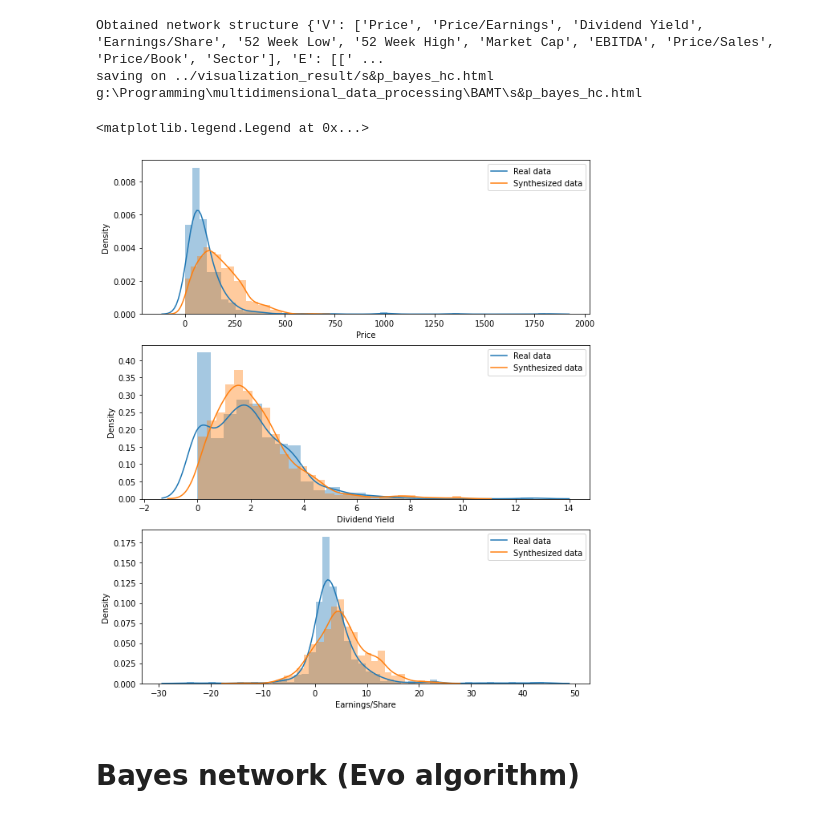
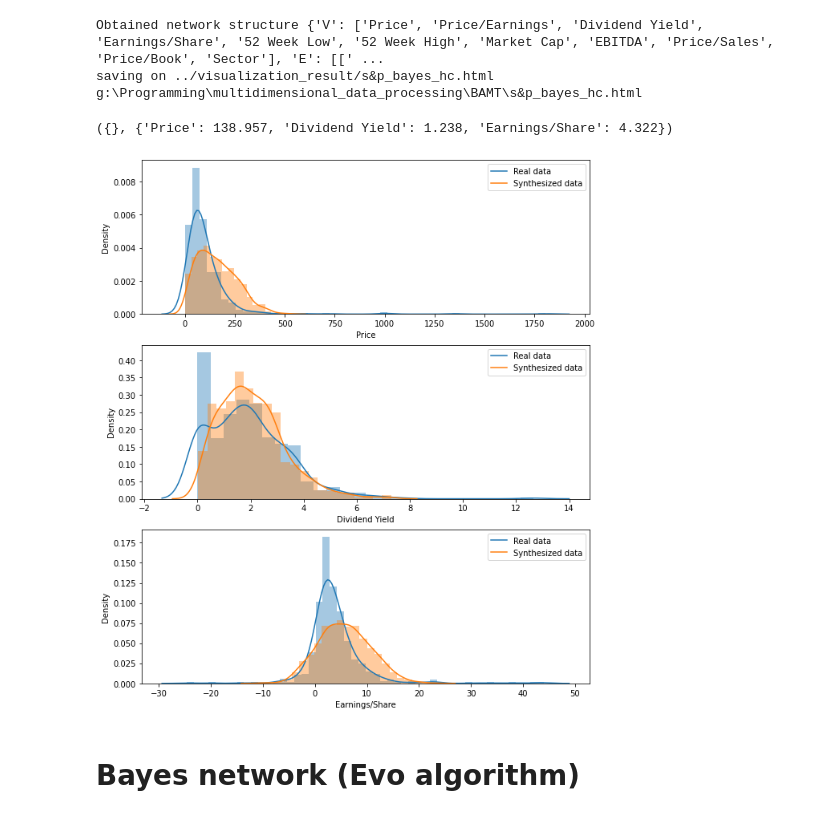
Before and after one commit to morkovka1337/multidimensional_data_processing, a Jupyter notebook: task3_BAMT.ipynb, the cells around one changed output. Drawn from its saved outputs; the diff is of its cells as text; code cells hidden in the pictures.

```diff
--- a/task3_BAMT.ipynb
+++ b/task3_BAMT.ipynb
@@ -393,23 +414,25 @@ Obtained network structure {'V': ['Price', 'Price/Earnings', 'Dividend Yield', '
 saving on ../visualization_result/s&p_bayes_hc.html
 g:\Programming\multidimensional_data_processing\BAMT\s&p_bayes_hc.html
 # %%
-
 fix, ax = plt.subplots(3, 1, figsize=(10, 12))
 
 sns.distplot(data['Price'], ax=ax[0])
 sns.distplot(synth_df['Price'], ax=ax[0])
 ax[0].legend(['Real data', 'Synthesized data'])
 
 sns.distplot(data['Dividend Yield'], ax=ax[1])
 sns.distplot(synth_df['Dividend Yield'], ax=ax[1])
 ax[1].legend(['Real data', 'Synthesized data'])
 
 sns.distplot(data['Earnings/Share'], ax=ax[2])
 sns.distplot(synth_df['Earnings/Share'], ax=ax[2])
 ax[2].legend(['Real data', 'Synthesized data'])
+
+print(calculate_acc(bayes_hc, data, [
+      'Price', 'Dividend Yield', 'Earnings/Share'], 'simple')[0:2])
 # %% [output]
-<matplotlib.legend.Legend at 0x...>
+({}, {'Price': 138.957, 'Dividend Yield': 1.238, 'Earnings/Share': 4.322})
-[figure, old version]
+[figure, new version]
 # %% [markdown]
 # Bayes network (Evo algorithm)
 # %%
```
Also changed, not shown: parts of 15 cells of this notebook.
